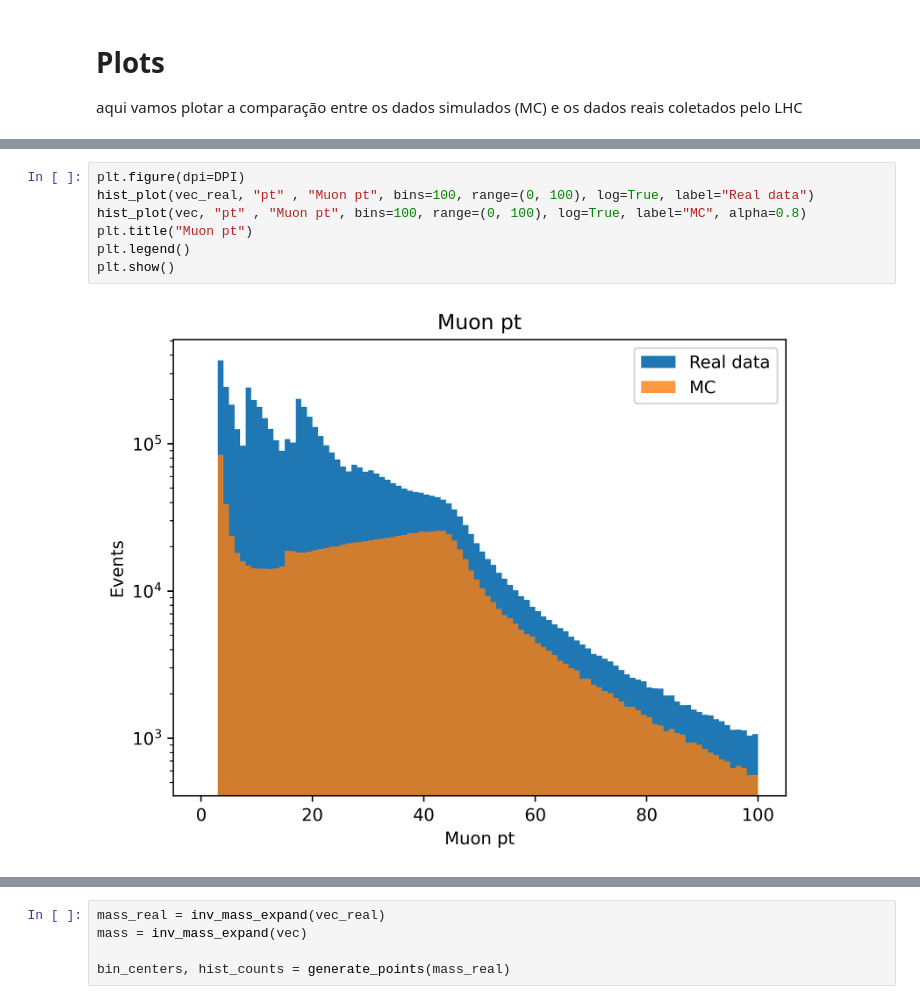
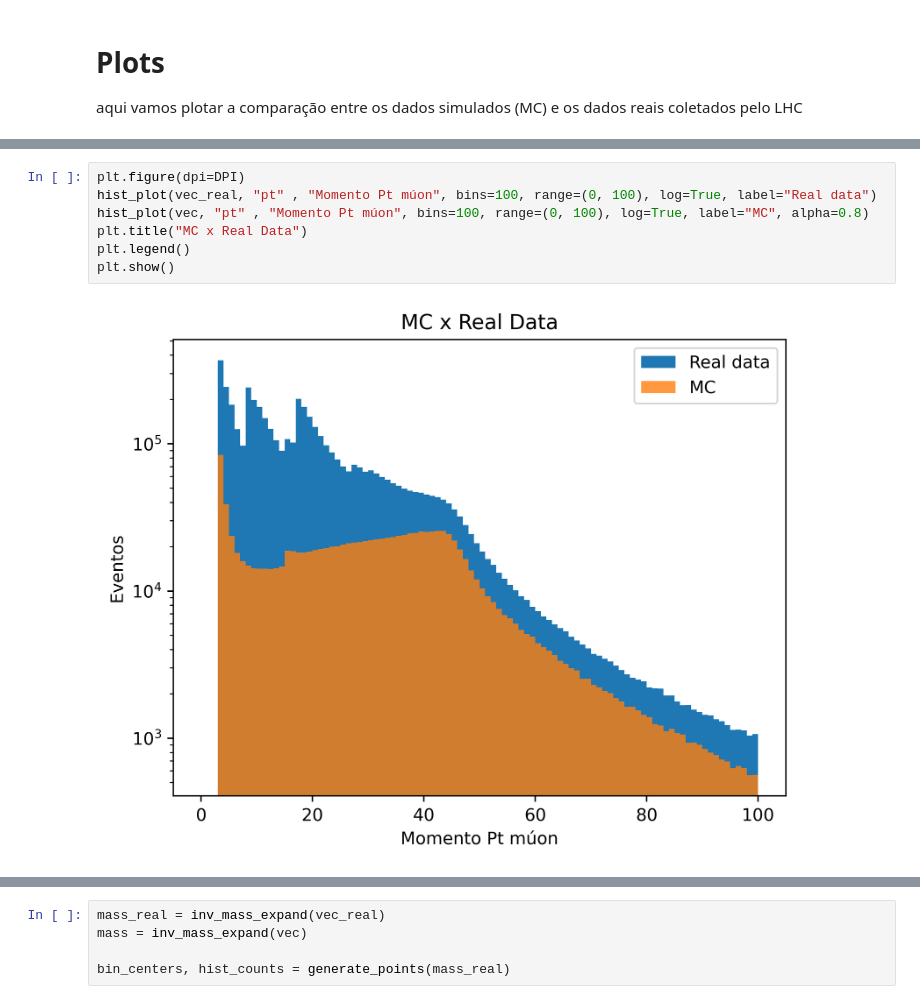
Before and after one commit to ms-cmy/IAD, a Jupyter notebook: ultima_apresentacao_juncao.ipynb, the cells around one changed output, grey strips where cells are left out. Cells and saved outputs as stored; diff of their text form.

```diff
--- a/ultima_apresentacao_juncao.ipynb
+++ b/ultima_apresentacao_juncao.ipynb
@@ -91,11 +99,11 @@ plt.show()
 # %%
 plt.figure(dpi=DPI)
-hist_plot(vec_real, "pt" , "Muon pt", bins=100, range=(0, 100), log=True, label="Real data")
-hist_plot(vec, "pt" , "Muon pt", bins=100, range=(0, 100), log=True, label="MC", alpha=0.8)
-plt.title("Muon pt")
+hist_plot(vec_real, "pt" , "Momento Pt múon", bins=100, range=(0, 100), log=True, label="Real data")
+hist_plot(vec, "pt" , "Momento Pt múon", bins=100, range=(0, 100), log=True, label="MC", alpha=0.8)
+plt.title("MC x Real Data")
 plt.legend()
 plt.show()
 # %% [output]
-[figure, old version]
+[figure, new version]
 # %%
 plt.figure(dpi=DPI)
```
Also changed, not shown: parts of 8 cells of this notebook.
